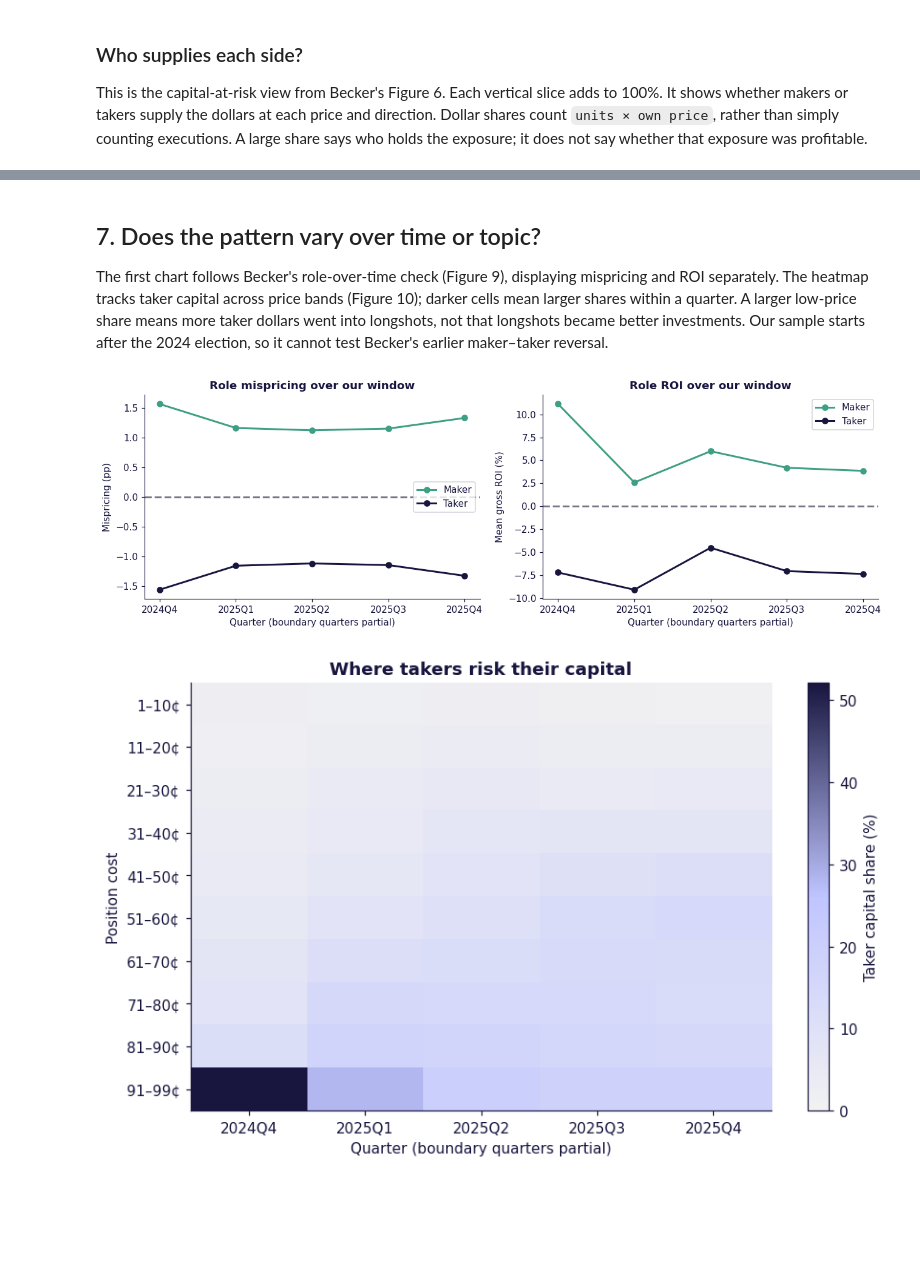
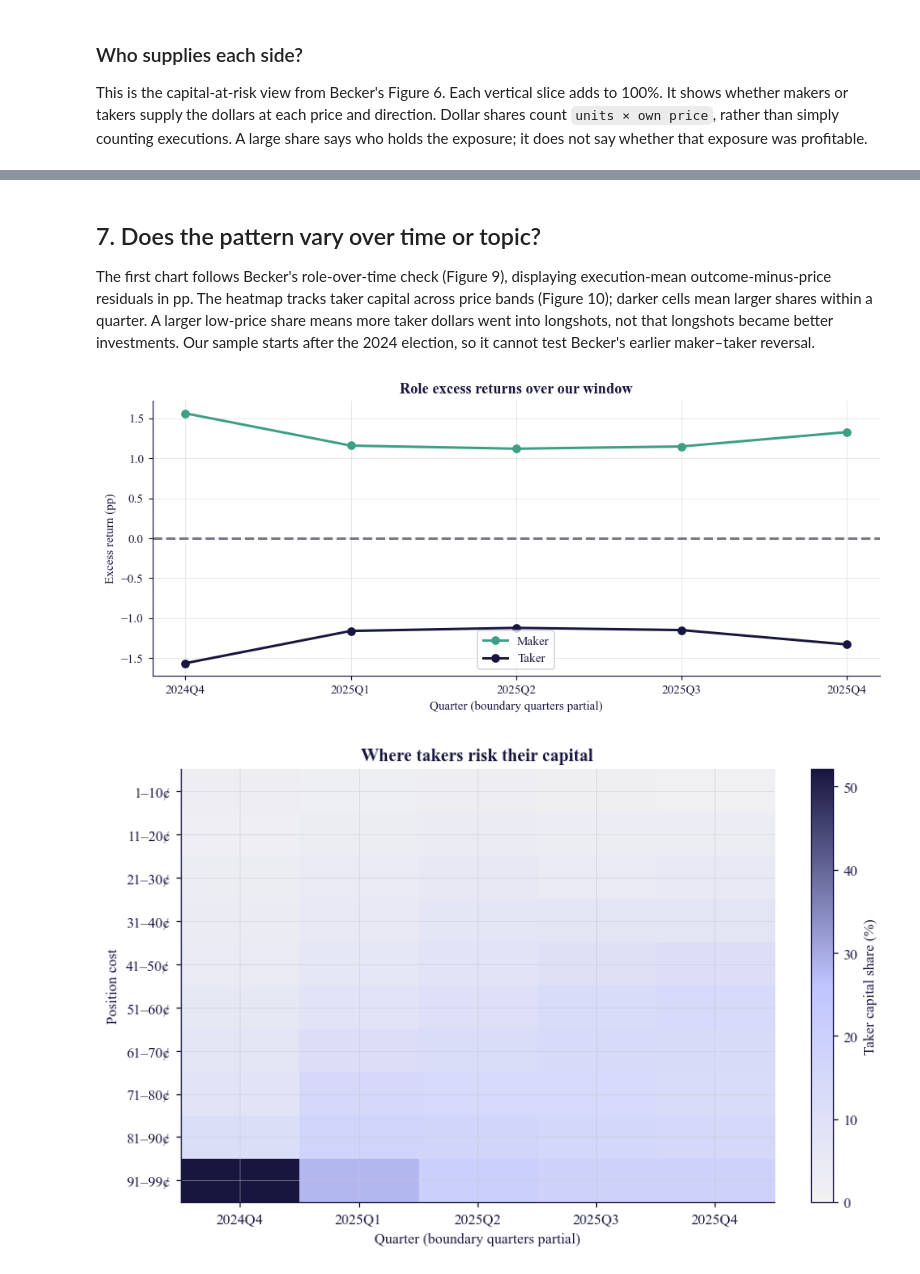
Before and after one commit to KyleNicarry/DS-340W-Group-Project, a Jupyter notebook: extension/notebooks/replication.ipynb, the cells around one changed output, grey strips where cells are left out. Cells and saved outputs as stored; diff of their text form; code cells hidden in the pictures; blank space fills up the shorter version.

Commit message:
fix(research): align replication figures and weighting

```diff
--- a/extension/notebooks/replication.ipynb
+++ b/extension/notebooks/replication.ipynb
@@ -544,19 +562,6 @@ for column, level in [("ticker", "Market"), ("event_id", "Event family")]:
     inference_tables.append(clustered_role_estimates(blocks, level))
 inference = pd.concat(inference_tables, ignore_index=True)
 save_table(inference, "clustered_role_estimates")
-
-fig, axes = plt.subplots(1, 2, figsize=(12, 4))
-for ax, metric in zip(axes, ["Mispricing (pp)", "Mean gross ROI (%)"]):
-    rows = inference[inference.metric.eq(metric)].reset_index(drop=True)
-    for i, row in rows.iterrows():
-        color = PALETTE["navy"] if row.cluster_level == "Market" else PALETTE["lavender_dark"]
-        ax.plot([row.ci_low, row.ci_high], [i, i], color=color, linewidth=3)
-        ax.scatter(row.estimate, i, color=color, s=35, zorder=3)
-    ax.set_yticks(range(len(rows)), rows.comparison + " / " + rows.cluster_level, fontsize=8)
-    ax.axvline(0, color=PALETTE["gray_dark"], linestyle="--")
-    ax.invert_yaxis()
-    ax.set(title=metric, xlabel="Estimate with 95% clustered interval")
-show_figure("07_clustered_uncertainty")
 # %% [output]
 |  | cluster_level | clusters | metric | comparison | estimate | se | ci_low | ci_high | p_value |
 | 0 | Market | 351452 | Mispricing (pp) | Maker | 1.240774 | 0.345740 | 0.563123 | 1.918425 | 3.322702e-04 |
@@ -575,7 +579,7 @@ show_figure("07_clustered_uncertainty")
 # %% [markdown]
 ## 7. Does the pattern vary over time or topic?
 
-The first chart follows Becker's role-over-time check (Figure 9), displaying mispricing and ROI separately. The heatmap tracks taker capital across price bands (Figure 10); darker cells mean larger shares within a quarter. A larger low-price share means more taker dollars went into longshots, not that longshots became better investments. Our sample starts after the 2024 election, so it cannot test Becker's earlier maker–taker reversal.
+The first chart follows Becker's role-over-time check (Figure 9), displaying execution-mean outcome-minus-price residuals in pp. The heatmap tracks taker capital across price bands (Figure 10); darker cells mean larger shares within a quarter. A larger low-price share means more taker dollars went into longshots, not that longshots became better investments. Our sample starts after the 2024 election, so it cannot test Becker's earlier maker–taker reversal.
 # %%
 # Track execution-weighted role mispricing and gross ROI over the observed quarters.
 quarterly_roles = con.sql(
@@ -588,50 +592,50 @@ quarterly_roles = con.sql(
 ).df()
 labels = quarterly_roles.quarter.dt.to_period("Q").astype(str)
 quarterly_roles["quarter_label"] = labels
-fig, axes = plt.subplots(1, 2, figsize=(12, 4))
+fig, ax = plt.subplots(figsize=(9, 4))
 for role, color in ROLE_COLORS.items():
     rows = quarterly_roles[quarterly_roles.role.eq(role)]
-    for ax, column in zip(axes, ["mispricing_pp", "roi_pct"]):
-        ax.plot(rows.quarter_label, rows[column], "o-", color=color, label=role)
-for ax in axes:
-    ax.axhline(0, color=PALETTE["gray_dark"], linestyle="--")
-    ax.set_xlabel("Quarter (boundary quarters partial)")
-    ax.legend()
-axes[0].set(title="Role mispricing over our window", ylabel="Mispricing (pp)")
-axes[1].set(title="Role ROI over our window", ylabel="Mean gross ROI (%)")
+    ax.plot(rows.quarter_label, rows.mispricing_pp, "o-", color=color, label=role)
+ax.axhline(0, color=PALETTE["gray_dark"], linestyle="--")
+ax.set(
+    title="Role excess returns over our window",
+    xlabel="Quarter (boundary quarters partial)",
+    ylabel="Excess return (pp)",
+)
+ax.legend()
 show_figure("08_roles_over_time")
 quarterly_roles.to_csv(OUTPUT / "roles_over_time.csv", index=False)
 
 # Examine the share of taker capital placed in each price band within each quarter.
 price_bands = con.sql(
     """
     SELECT quarter, ((cost - 1) // 10)::INTEGER AS decile, sum(capital_usd) AS capital_usd
     FROM measured_positions WHERE role = 'Taker'
     GROUP BY quarter, decile ORDER BY quarter, decile
     """
 ).df()
 band_capital = price_bands.pivot(index="quarter", columns="decile", values="capital_usd").fillna(0)
 band_share = 100 * band_capital.div(band_capital.sum(axis=1), axis=0)
 band_share.columns = [f"{10 * i + 1}–{min(10 * i + 10, 99)}¢" for i in band_share.columns]
 band_share.index = band_share.index.to_period("Q").astype(str)
 fig, ax = plt.subplots(figsize=(8, 5))
 capital_cmap = LinearSegmentedColormap.from_list(
     "replication_capital", [PALETTE["gray_light"], PALETTE["lavender"], PALETTE["navy"]]
 )
 image = ax.imshow(band_share.T, aspect="auto", cmap=capital_cmap, vmin=0)
 ax.set_xticks(range(len(band_share)), band_share.index)
 ax.set_yticks(range(len(band_share.columns)), band_share.columns)
 ax.set(
     title="Where takers risk their capital",
     xlabel="Quarter (boundary quarters partial)",
     ylabel="Position cost",
 )
 fig.colorbar(image, ax=ax, label="Taker capital share (%)")
 show_figure("09_taker_price_bands")
 band_share.to_csv(OUTPUT / "taker_capital_bands.csv")
 # %% [output]
-[figure, old version]
+[figure, new version]
-[figure, old version]
+[figure, new version]
 # %% [markdown]
 ### Compare broad categories
 
```
Also changed, not shown: parts of 19 cells of this notebook.
